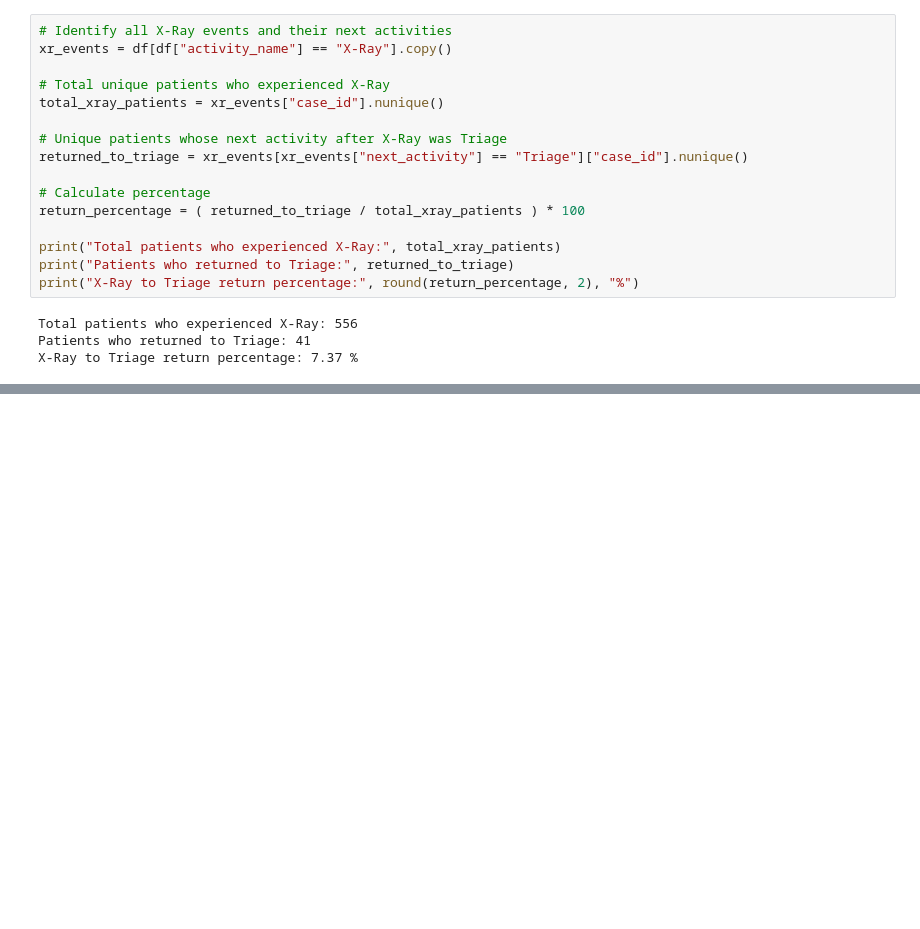
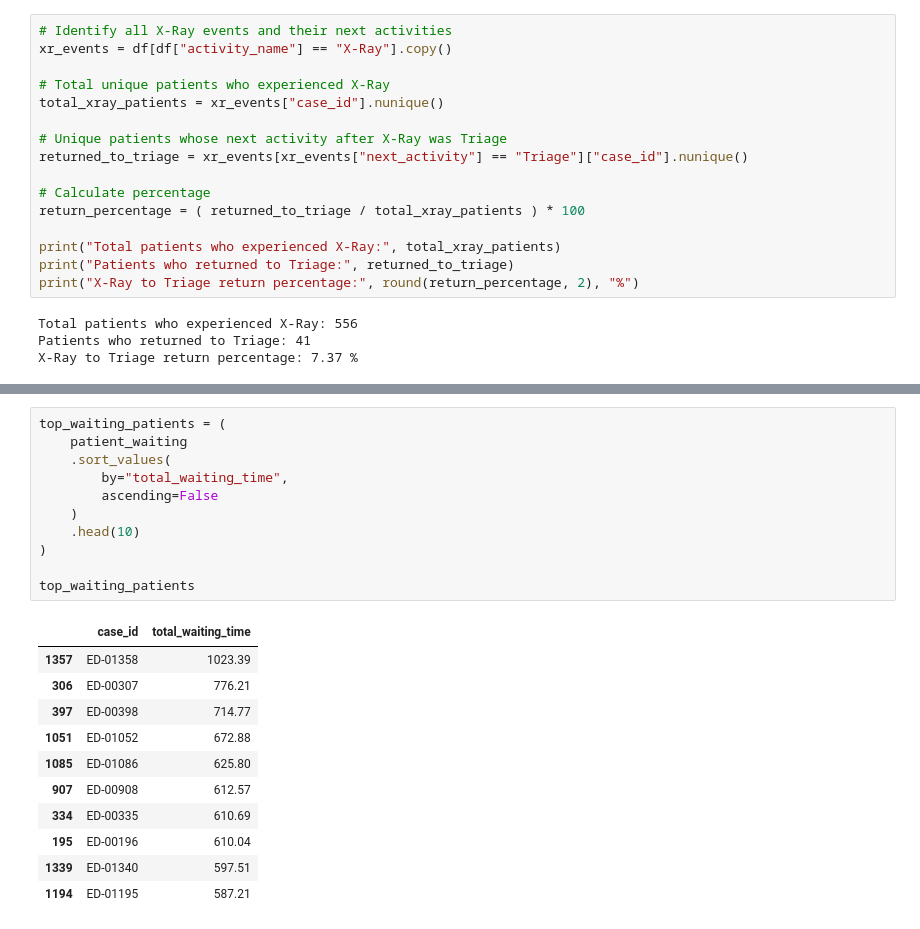
Before and after one commit to udayupmanyuu-spec/infotact-projects, a Jupyter notebook: Notebook/01_Dataset_understanding.ipynb, the cells around one changed output, grey strips where cells are left out. Saved outputs shown, nothing was run; the diff lists cells and outputs as text; blank space fills up the shorter version.

```diff
--- a/Notebook/01_Dataset_understanding.ipynb
+++ b/Notebook/01_Dataset_understanding.ipynb
@@ -604,0 +697,23 @@ repeat_activity.head(20)
+# %%
+top_waiting_patients = (
+    patient_waiting
+    .sort_values(
+        by="total_waiting_time",
+        ascending=False
+    )
+    .head(10)
+)
+
+top_waiting_patients
+# %% [output]
+|  | case_id | total_waiting_time |
+| 1357 | ED-01358 | 1023.39 |
+| 306 | ED-00307 | 776.21 |
+| 397 | ED-00398 | 714.77 |
+| 1051 | ED-01052 | 672.88 |
+| 1085 | ED-01086 | 625.80 |
+| 907 | ED-00908 | 612.57 |
+| 334 | ED-00335 | 610.69 |
+| 195 | ED-00196 | 610.04 |
+| 1339 | ED-01340 | 597.51 |
+| 1194 | ED-01195 | 587.21 |
```
Also changed, not shown: parts of 10 cells of this notebook.
